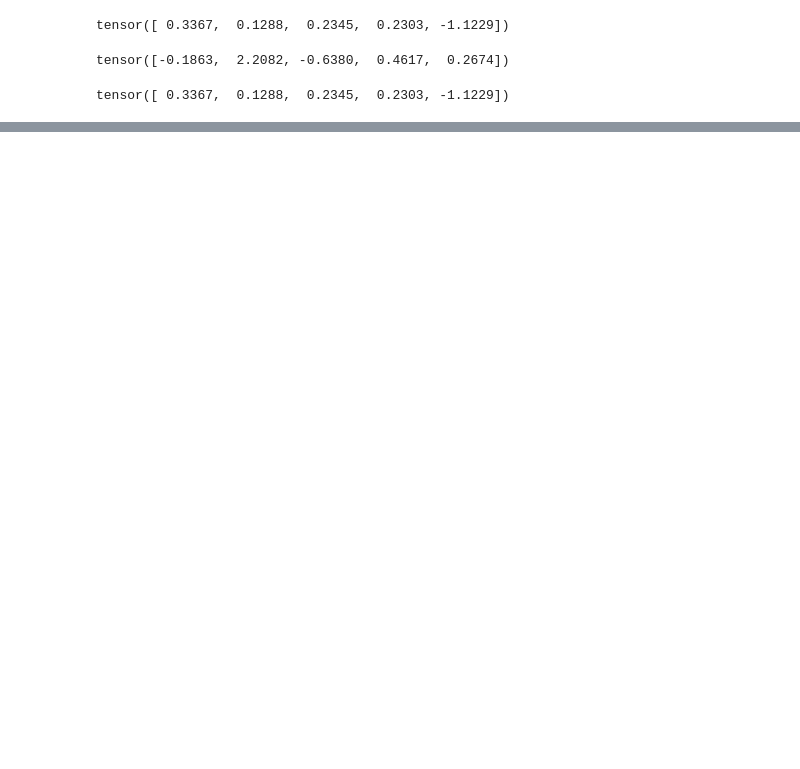
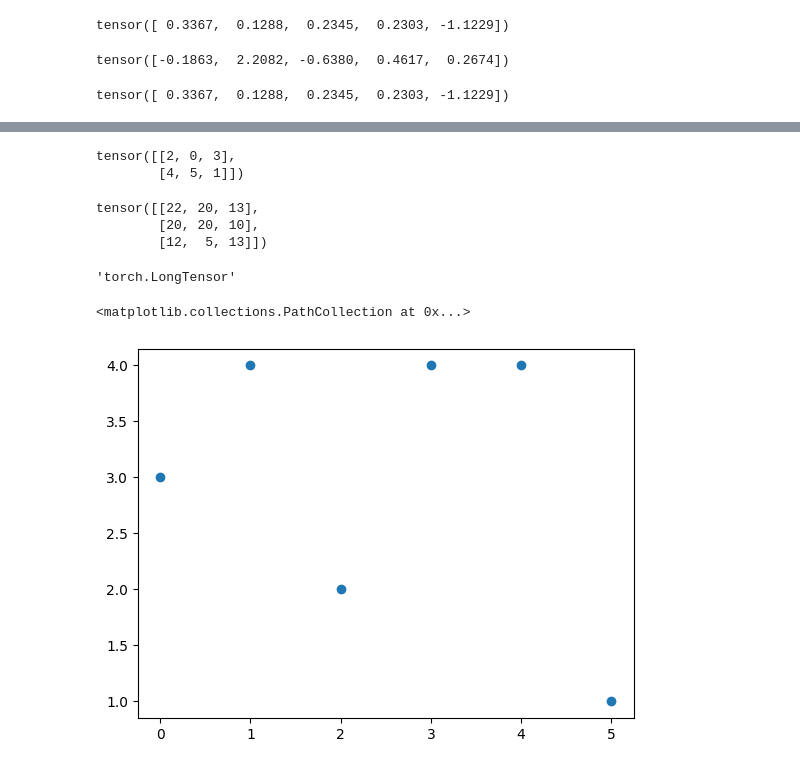
Before and after one commit to sgxion/pytorch-model-exploration-scripts, a Jupyter notebook: tensor_analysis_script1.ipynb, the cells around one changed output, grey strips where cells are left out. Cells and saved outputs as stored; diff of their text form; code cells hidden in the pictures; blank space fills up the shorter version.

```diff
--- a/tensor_analysis_script1.ipynb
+++ b/tensor_analysis_script1.ipynb
@@ -438,0 +725,2 @@ tensor([ 0.3367,  0.1288,  0.2345,  0.2303, -1.1229])
+# %%
+tensor_list_l1=torch.as_tensor([3, 4, 2, 4, 4, 1])
@@ -438,0 +731,2 @@ tensor([ 0.3367,  0.1288,  0.2345,  0.2303, -1.1229])
+# %%
+tensor_list_l1.type=torch.int64
@@ -438,0 +737,3 @@ tensor([ 0.3367,  0.1288,  0.2345,  0.2303, -1.1229])
+# %%
+X=tensor_list_l1.reshape(3,2)
+#!tensor doesn't alias to same memory
@@ -438,0 +768,15 @@ tensor([ 0.3367,  0.1288,  0.2345,  0.2303, -1.1229])
+# %%
+Y1
+# %% [output]
+tensor([[2, 0, 3],
+        [4, 5, 1]])
+# %%
+X@Y1
+# %% [output]
+tensor([[22, 20, 13],
+        [20, 20, 10],
+        [12,  5, 13]])
+# %%
+X.type()
+# %% [output]
+'torch.LongTensor'
@@ -438,0 +786,5 @@ tensor([ 0.3367,  0.1288,  0.2345,  0.2303, -1.1229])
+# %%
+plt.scatter(torch.arange(0,X.numel(),1),X.flatten())
+# %% [output]
+<matplotlib.collections.PathCollection at 0x...>
+[figure, added]
```
Also changed, not shown: parts of 86 cells of this notebook.
